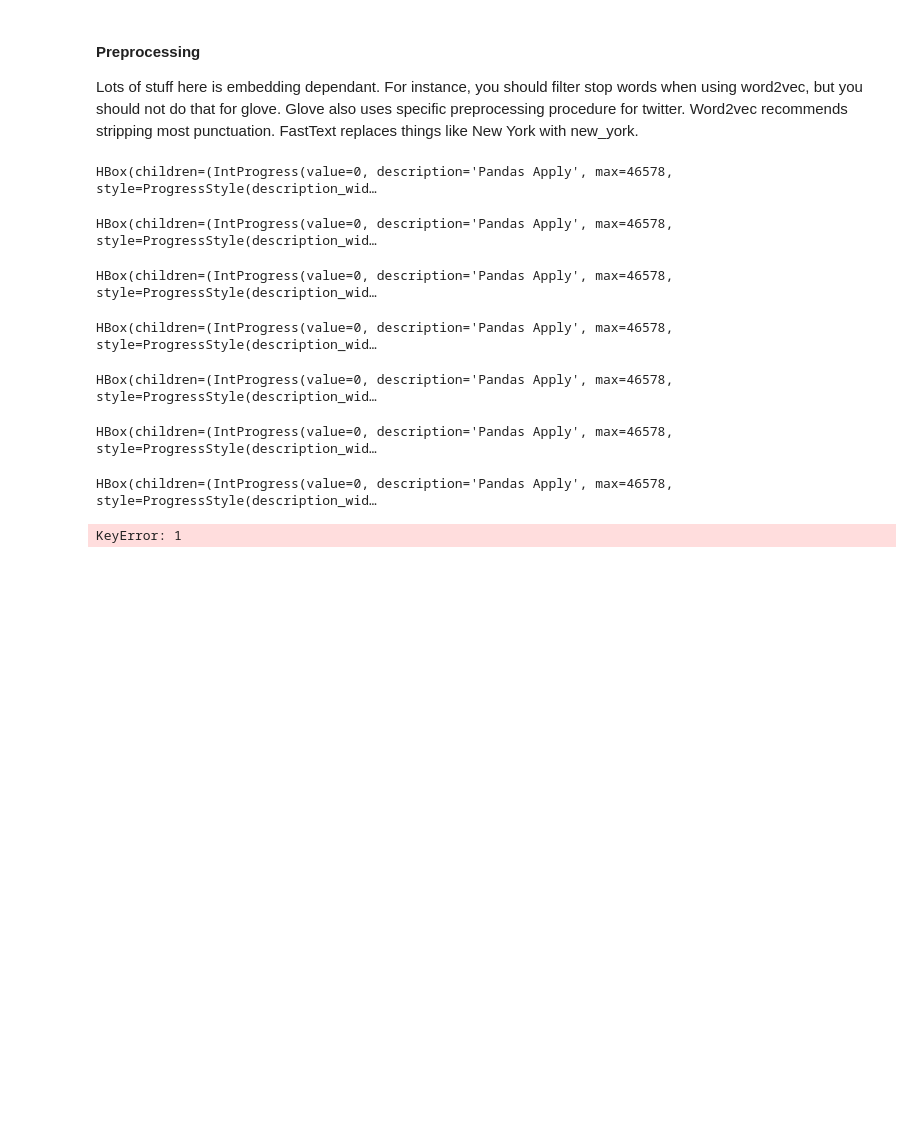
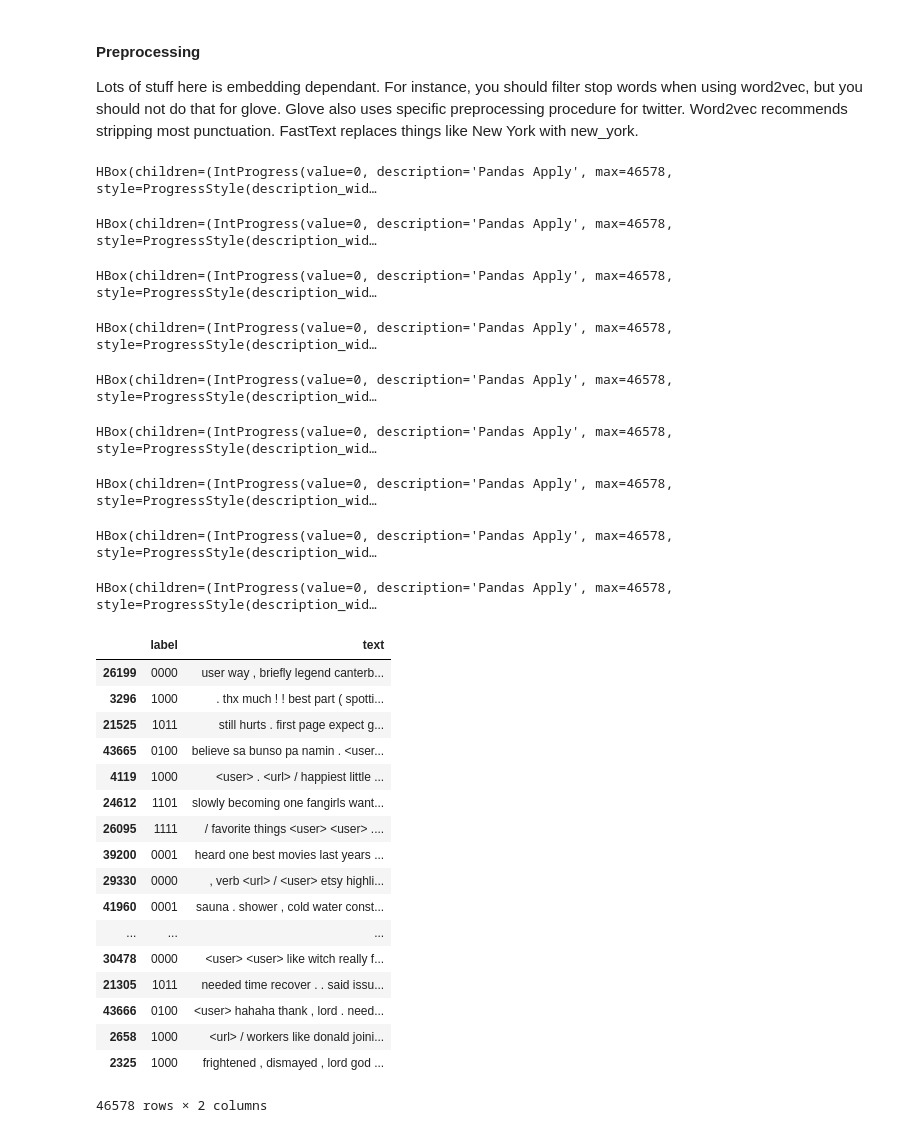
Before and after one commit to arjunnlp/hedwig-anlp, a Jupyter notebook: hedwig/utils/add_dataset.ipynb, the cells around one changed output. Saved outputs shown, nothing was run; the diff lists cells and outputs as text; code cells hidden in the pictures; blank space fills up the shorter version.

```diff
--- a/hedwig/utils/add_dataset.ipynb
+++ b/hedwig/utils/add_dataset.ipynb
@@ -23,17 +23,19 @@ FLAGS = re.MULTILINE | re.DOTALL
 ALPHABET = dict(map(lambda t: (t[1], t[0]),
                     enumerate(list("abcdefghijklmnopqrstuvwxyz0123456789-,;.!?:’’’/\|_@#$%ˆ&*˜‘+-=<>()[]{}"))))
 
-def get_stop_list(df, text_col=1, min_count=10):
+def get_stop_list(text_list, text_col=1, min_count=10):
     word_freq = {}
     remove = {}
-    for text in df[text_col].tolist():
+    for text in text_list:
         for word in text.split():
-            word_freq[word] += 1
-    for k, v in word_freq:
-        if v < 10:
+            if word in word_freq.keys():
+                word_freq[word] += 1
+            else:
+                word_freq[word] = 1
+    for k, v in word_freq.items():
+        if v < 3:
             remove[k]=True
-        if float(len(word_freq))/float(v)  >= 5.:
-            remove[k]=True
+
     return remove
 
 def hashtag(text):
@@ -180,13 +182,6 @@ def fix_contractions(text):
     text=text.replace(" 's ", "'s ").replace(" ' s ", "'s ").replace(" i ' m ", " i am ")
     return text
 
-def char_quantize(string, max_length=1000):
-
-    q=[char for char in list(string.lower()) if char in ALPHABET]
-    if len(q) > max_length:
-        q=q[:max_length]
-    return ''.join(q)
-
 def soft_preprocess(df):
     df.iloc[:,1]=df.iloc[:,1].swifter.apply(ftfy.fix_text)
     df.iloc[:,1]=df.iloc[:,1].swifter.apply(clean_text)
@@ -202,15 +197,14 @@ def df_to_hedwig_tsv(df, dsname, outfilename, num_labels_in_col, preprocess, is_
         with open(outfpath, 'w', newline='') as tsvfile:
             writer = csv.writer(tsvfile, delimiter='\t')
             for label, text in zip(labels, texts):
-                if (text) > 10:
+                if len(text.strip()) > 10:
                     writer.writerow([label, text])
     df = preprocess(df)
     if is_twitter_process:
         df.iloc[:,1]=df.iloc[:,1].swifter.apply(tweet_preprocessing)
-    df.iloc[:,1] = df.iloc[:,1].swifter.apply(lambda x: char_quantize(x))
     df.iloc[:,1] = df.iloc[:,1].swifter.apply(lambda text: " ".join(
         [word for word in text.split() if word not in stop_words and len(word) < 15]).strip())
-    toremove=get_stop_list(df)
+    toremove=get_stop_list(df.iloc[:,1].tolist())
     df.iloc[:,1] = df.iloc[:,1].swifter.apply(lambda text: " ".join(
         [word for word in text.split() if word not in toremove]).strip())
     df.iloc[:,0] = df.swifter.apply(lambda row: ''.join([str(lbl) for lbl in row[label_cols]]), axis=1)
@@ -229,16 +225,36 @@ def df_to_hedwig_tsv(df, dsname, outfilename, num_labels_in_col, preprocess, is_
 # %%
 df = pd.read_csv('../../hedwig-data/datasets/MBTI/dev.csv')
 tdf=df_to_hedwig_tsv(df, dsname="MBTI", outfilename='dev.tsv', num_labels_in_col=4,
-                     preprocess=soft_preprocess, is_twitter_process=True, stop_words=STOP_WORDS)
+                     preprocess=soft_preprocess, is_twitter_process=True)
+tdf
 # %% [output]
 HBox(children=(IntProgress(value=0, description='Pandas Apply', max=46578, style=ProgressStyle(description_wid…
 HBox(children=(IntProgress(value=0, description='Pandas Apply', max=46578, style=ProgressStyle(description_wid…
 HBox(children=(IntProgress(value=0, description='Pandas Apply', max=46578, style=ProgressStyle(description_wid…
 HBox(children=(IntProgress(value=0, description='Pandas Apply', max=46578, style=ProgressStyle(description_wid…
 HBox(children=(IntProgress(value=0, description='Pandas Apply', max=46578, style=ProgressStyle(description_wid…
 HBox(children=(IntProgress(value=0, description='Pandas Apply', max=46578, style=ProgressStyle(description_wid…
 HBox(children=(IntProgress(value=0, description='Pandas Apply', max=46578, style=ProgressStyle(description_wid…
-KeyError: 1
+HBox(children=(IntProgress(value=0, description='Pandas Apply', max=46578, style=ProgressStyle(description_wid…
+HBox(children=(IntProgress(value=0, description='Pandas Apply', max=46578, style=ProgressStyle(description_wid…
+|  | label | text |
+| 26199 | 0000 | user way , briefly legend canterb... |
+| 3296 | 1000 | . thx much ! ! best part ( spotti... |
+| 21525 | 1011 | still hurts . first page expect g... |
+| 43665 | 0100 | believe sa bunso pa namin . <user... |
+| 4119 | 1000 | <user> . <url> / happiest little ... |
+| 24612 | 1101 | slowly becoming one fangirls want... |
+| 26095 | 1111 | / favorite things <user> <user> .... |
+| 39200 | 0001 | heard one best movies last years ... |
+| 29330 | 0000 | , verb <url> / <user> etsy highli... |
+| 41960 | 0001 | sauna . shower , cold water const... |
+| ... | ... | ... |
+| 30478 | 0000 | <user> <user> like witch really f... |
+| 21305 | 1011 | needed time recover . . said issu... |
+| 43666 | 0100 | <user> hahaha thank , lord . need... |
+| 2658 | 1000 | <url> / workers like donald joini... |
+| 2325 | 1000 | frightened , dismayed , lord god ... |
+46578 rows × 2 columns
 # %%
 df = pd.read_csv('../../hedwig-data/datasets/MBTI/test.csv')
 tdf=df_to_hedwig_tsv(df, dsname="MBTI", outfilename='test.tsv', num_labels_in_col=4,
```
Also changed, not shown: parts of 3 cells of this notebook, 1 other file.
